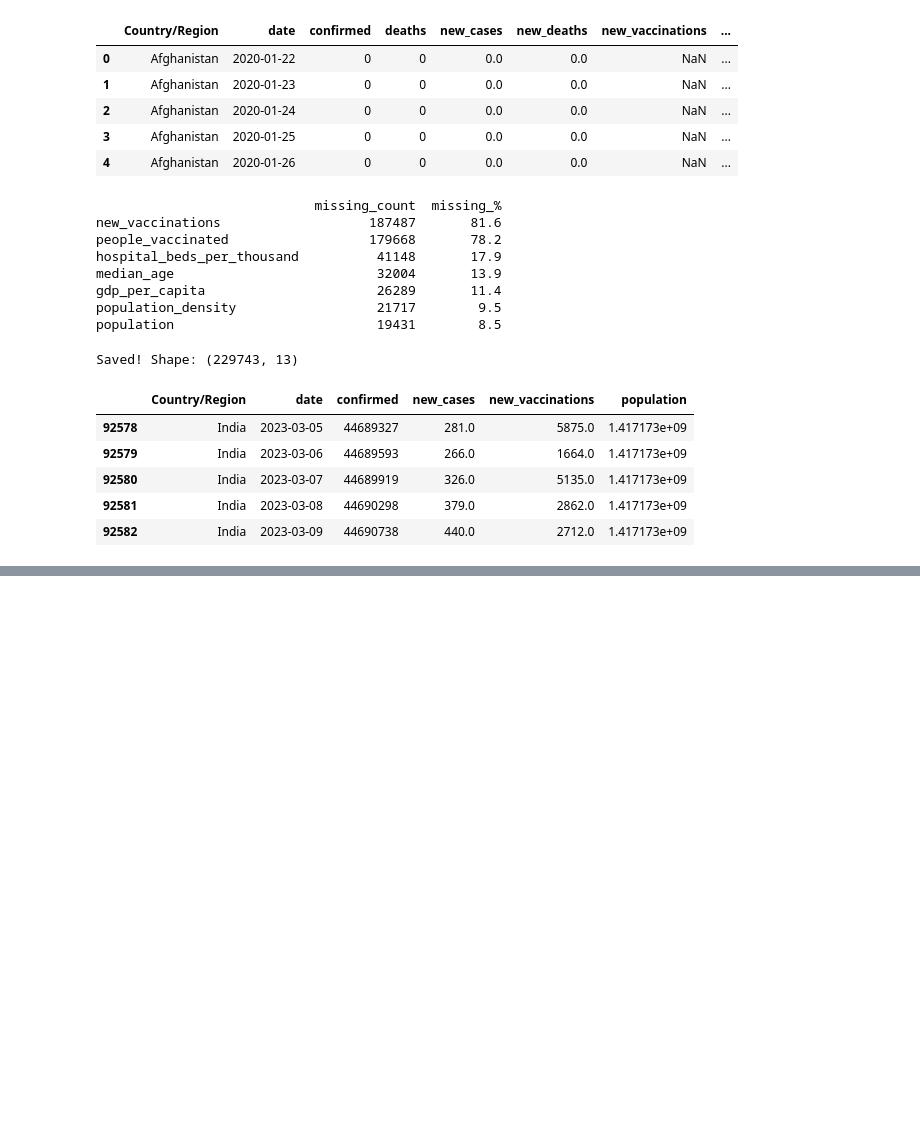
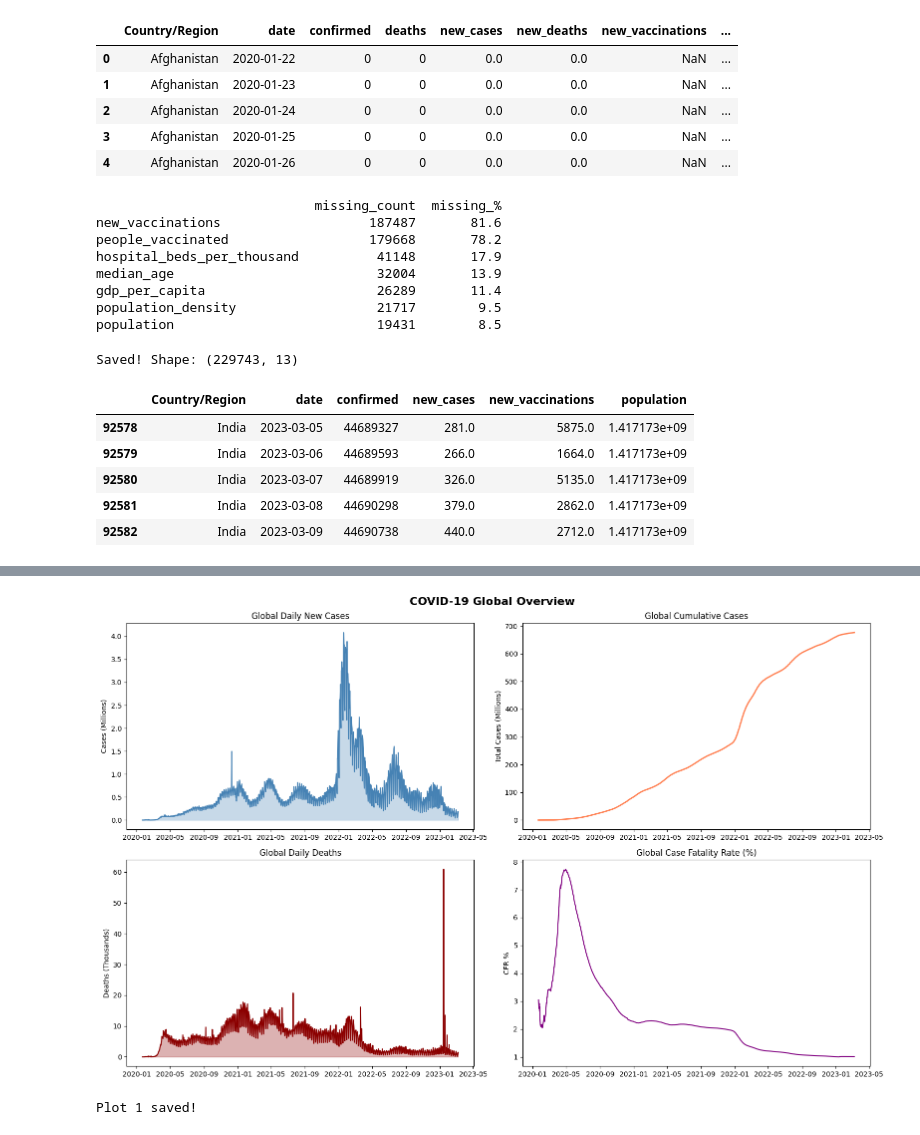
Before and after one commit to Sach11nnn/RogVision, a Jupyter notebook: notebooks/01_eda.ipynb, the cells around one changed output, grey strips where cells are left out. Drawn from its saved outputs; the diff is of its cells as text; code cells hidden in the pictures; blank space fills up the shorter version.

Commit message:
feat: complete EDA with 4 visualizations

```diff
--- a/notebooks/01_eda.ipynb
+++ b/notebooks/01_eda.ipynb
@@ -239,3 +239,21 @@ Saved! Shape: (229743, 13)
 | 92580 | India | 2023-03-07 | 44689919 | 326.0 | 5135.0 | 1.417173e+09 |
 | 92581 | India | 2023-03-08 | 44690298 | 379.0 | 2862.0 | 1.417173e+09 |
 | 92582 | India | 2023-03-09 | 44690738 | 440.0 | 2712.0 | 1.417173e+09 |
+# %%
+import seaborn as sns
+import warnings
+warnings.filterwarnings('ignore')
+
+df = pd.read_csv('../data/processed/covid_merged.csv', parse_dates=['date'])
+
+print("=" * 50)
+print(f"Shape        : {df.shape}")
+print(f"Date range   : {df['date'].min()} → {df['date'].max()}")
+print(f"Countries    : {df['Country/Region'].nunique()}")
+print(f"Columns      : {df.columns.tolist()}")
+print("=" * 50)
+
+# Missing values
+missing = (df.isnull().sum() / len(df) * 100).round(1)
+print("\nMissing % per column:")
+print(missing[missing > 0].sort_values(ascending=False))
@@ -241,0 +277,45 @@ Saved! Shape: (229743, 13)
+# %%
+fig, axes = plt.subplots(2, 2, figsize=(16, 10))
+fig.suptitle('COVID-19 Global Overview', fontsize=16, fontweight='bold')
+
+# Plot 1 — Global daily new cases
+global_daily = df.groupby('date')['new_cases'].sum().reset_index()
+axes[0,0].plot(global_daily['date'], global_daily['new_cases']/1e6,
+               color='steelblue', linewidth=1.5)
+axes[0,0].fill_between(global_daily['date'],
+                        global_daily['new_cases']/1e6, alpha=0.3, color='steelblue')
+axes[0,0].set_title('Global Daily New Cases')
+axes[0,0].set_ylabel('Cases (Millions)')
+
+# Plot 2 — Global cumulative cases
+global_cum = df.groupby('date')['confirmed'].sum().reset_index()
+axes[0,1].plot(global_cum['date'], global_cum['confirmed']/1e6,
+               color='coral', linewidth=2)
+axes[0,1].set_title('Global Cumulative Cases')
+axes[0,1].set_ylabel('Total Cases (Millions)')
+
+# Plot 3 — Global daily deaths
+global_deaths = df.groupby('date')['new_deaths'].sum().reset_index()
+axes[1,0].plot(global_deaths['date'], global_deaths['new_deaths']/1e3,
+               color='darkred', linewidth=1.5)
+axes[1,0].fill_between(global_deaths['date'],
+                        global_deaths['new_deaths']/1e3, alpha=0.3, color='darkred')
+axes[1,0].set_title('Global Daily Deaths')
+axes[1,0].set_ylabel('Deaths (Thousands)')
+
+# Plot 4 — Death rate over time
+global_agg = df.groupby('date')[['confirmed','deaths']].sum()
+global_agg['death_rate'] = (global_agg['deaths'] /
+                             global_agg['confirmed'].replace(0, np.nan) * 100)
+axes[1,1].plot(global_agg.index, global_agg['death_rate'],
+               color='purple', linewidth=1.5)
+axes[1,1].set_title('Global Case Fatality Rate (%)')
+axes[1,1].set_ylabel('CFR %')
+
+plt.tight_layout()
+plt.savefig('../data/raw/plot1_global_trends.png', dpi=150, bbox_inches='tight')
+plt.show()
+print("Plot 1 saved!")
+# %% [output]
+[figure, added]
+Plot 1 saved!
```
Also changed, not shown: parts of 7 cells of this notebook, 4 other files.
